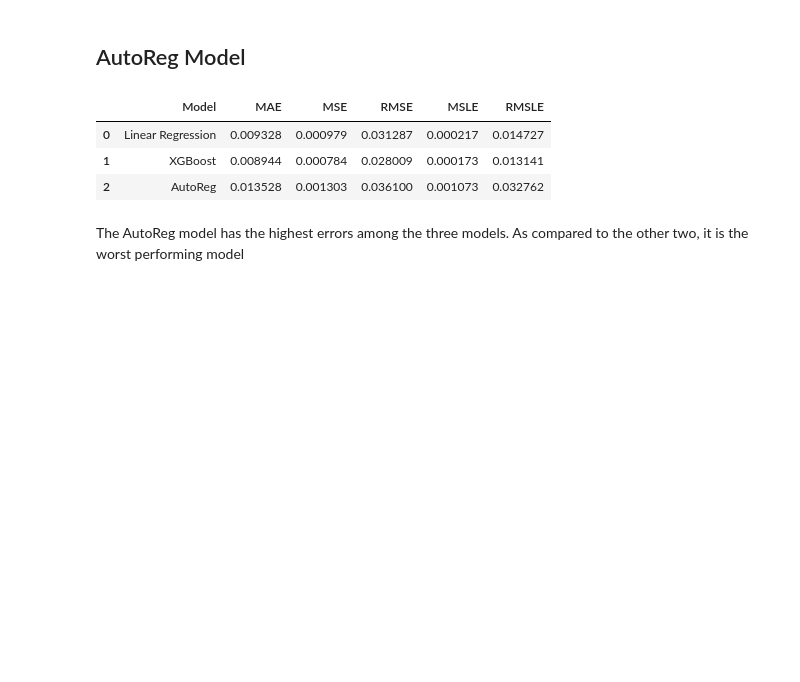
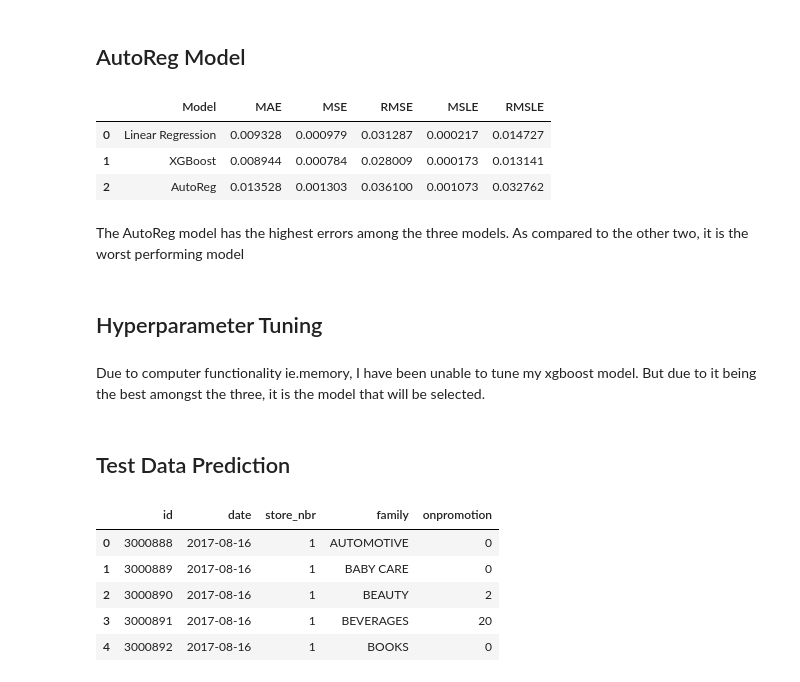
Before and after one commit to MelBushido/Regression-Analysis, a Jupyter notebook: Notebooks/regression.ipynb, the cells around one changed output. Drawn from its saved outputs; the diff is of its cells as text; code cells hidden in the pictures; blank space fills up the shorter version.

```diff
--- a/Notebooks/regression.ipynb
+++ b/Notebooks/regression.ipynb
@@ -1255,3 +1254,5 @@ results
 | 2 | AutoReg | 0.013528 | 0.001303 | 0.036100 | 0.001073 | 0.032762 |
 # %% [markdown]
 The AutoReg model has the highest errors among the three models. As compared to the other two, it is the worst performing model
+# %% [markdown]
+## Hyperparameter Tuning
@@ -1257,0 +1291,14 @@ The AutoReg model has the highest errors among the three models. As compared to
+# %% [markdown]
+Due to computer functionality ie.memory, I have been unable to tune my xgboost model. But due to it being the best amongst the three, it is the model that will be selected.
+# %% [markdown]
+## Test Data Prediction
+# %%
+test= pd.read_csv(r"C:\Users\user\Documents\New folder\LP.3\OneDrive_1_7-16-2024\test.csv")
+test.head()
+# %% [output]
+|  | id | date | store_nbr | family | onpromotion |
+| 0 | 3000888 | 2017-08-16 | 1 | AUTOMOTIVE | 0 |
+| 1 | 3000889 | 2017-08-16 | 1 | BABY CARE | 0 |
+| 2 | 3000890 | 2017-08-16 | 1 | BEAUTY | 2 |
+| 3 | 3000891 | 2017-08-16 | 1 | BEVERAGES | 20 |
+| 4 | 3000892 | 2017-08-16 | 1 | BOOKS | 0 |
```
Also changed, not shown: parts of 16 cells of this notebook.
